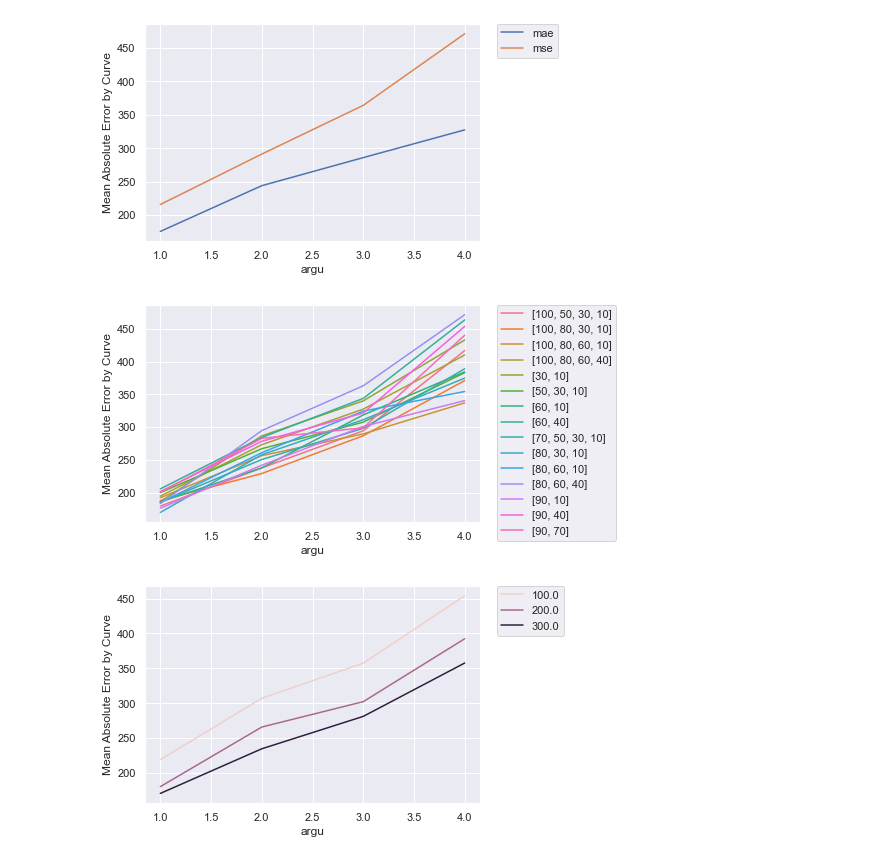
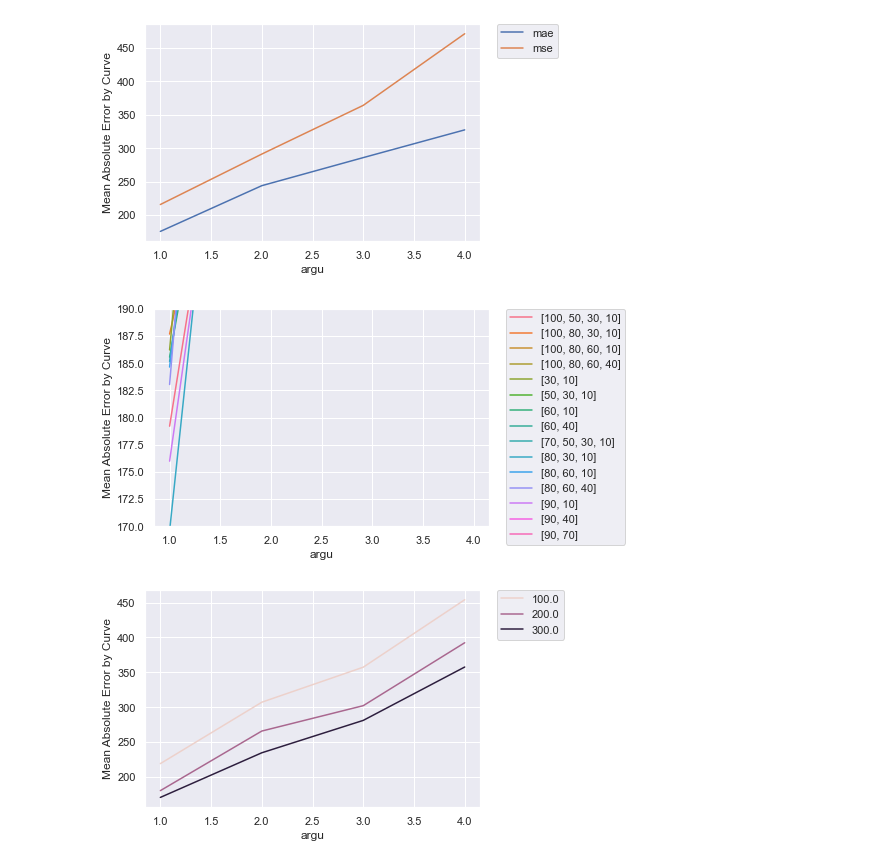
Before and after one commit to zuyeyang/Stanford_Battery_Project, a Jupyter notebook: Final_Project_AWS_Version/B_final_note.ipynb, the cells around one changed output. Cells and saved outputs as stored; diff of their text form; code cells hidden in the pictures.

Commit message:
add zcore nonormalization and r square error

```diff
--- a/Final_Project_AWS_Version/B_final_note.ipynb
+++ b/Final_Project_AWS_Version/B_final_note.ipynb
@@ -52,7 +66,7 @@ result_all_selected
 import seaborn as sns
 sns.set_theme(style="darkgrid")
 #group by argu + opt and show the mean or median or the error
-def plot_tune_result(arg1,arg2,error):
+def plot_tune_result(arg1,arg2,error,l=0,h=450):
     output = result_all_selected.groupby([arg1,arg2])['error'].aggregate([np.mean,np.median]).reset_index()
 
     ax = sns.lineplot(x = arg1, y = error,
@@ -60,6 +74,7 @@ def plot_tune_result(arg1,arg2,error):
                 hue= arg2,)
     plt.legend(bbox_to_anchor=(1.05, 1), loc='upper left', borderaxespad=0)
     ax.set(xlabel='{}'.format(arg1), ylabel='Mean Absolute Error by Curve')
+    plt.ylim(l,h)
     plt.show()
 # %%
 plot_tune_result('argu','opt','median')
@@ -74,9 +89,9 @@ plot_tune_result('argu','loss_fun','median')
 # %% [output]
 [figure]
 # %%
-plot_tune_result('argu','nl','median')
+plot_tune_result('argu','nl','median',170,190)
 # %% [output]
-[figure, old version]
+[figure, new version]
 # %%
 plot_tune_result('argu','epochs','median')
 # %% [output]
```
Also changed, not shown: parts of 38 cells of this notebook, 3 other files.
